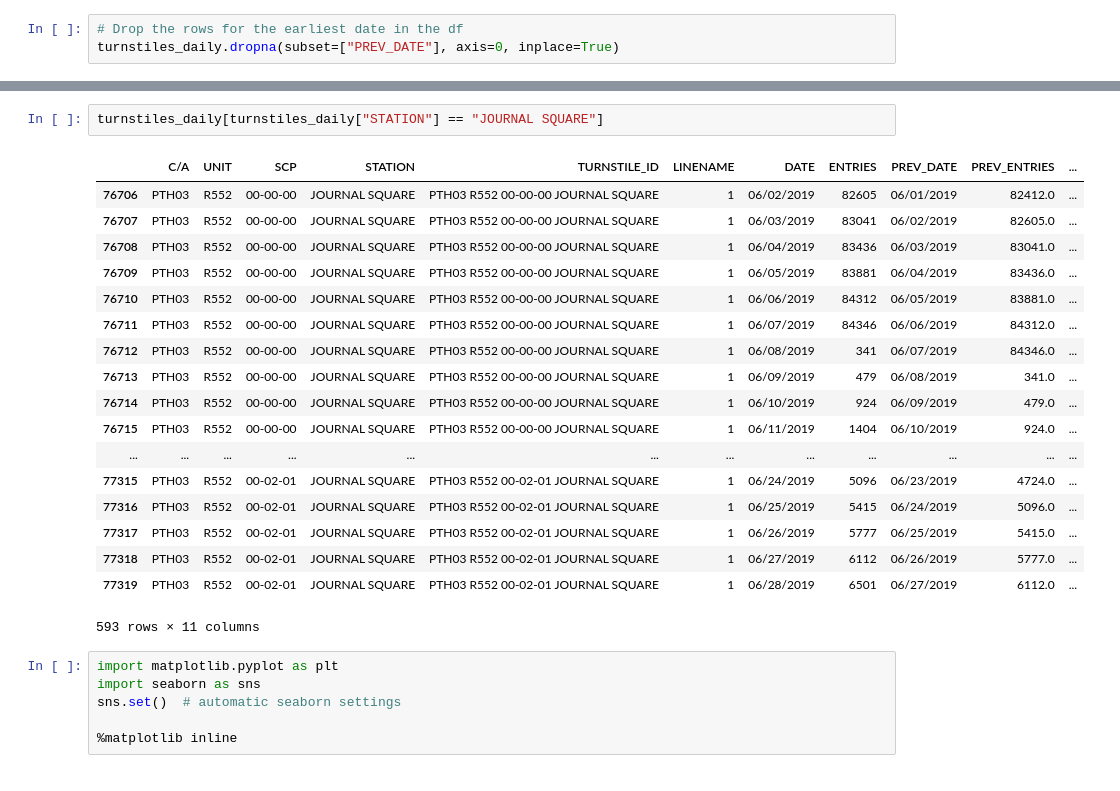
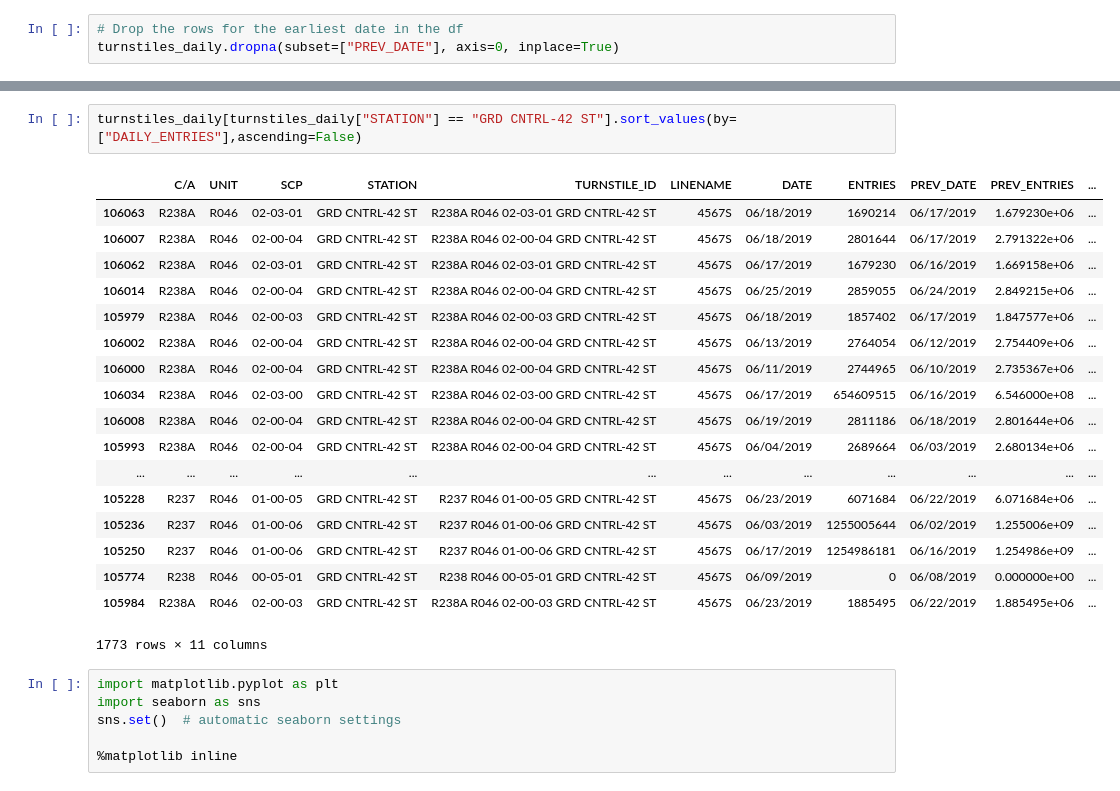
Before and after one commit to liviasalgueiro/Metis_Project-1, a Jupyter notebook: BlackBelt_Benson_Project.ipynb, the cells around one changed output, grey strips where cells are left out. Cells and saved outputs as stored; diff of their text form.

```diff
--- a/BlackBelt_Benson_Project.ipynb
+++ b/BlackBelt_Benson_Project.ipynb
@@ -369,25 +369,25 @@ turnstiles_daily["DAILY_ENTRIES"].sort_values(ascending=False)
 Name: DAILY_ENTRIES, Length: 131224, dtype: float64
-# %%
-turnstiles_daily[turnstiles_daily["STATION"] == "JOURNAL SQUARE"]
-# %% [output]
-|  | C/A | UNIT | SCP | STATION | TURNSTILE_ID | LINENAME | DATE | ENTRIES | PREV_DATE | PREV_ENTRIES | ... |
-| 76706 | PTH03 | R552 | 00-00-00 | JOURNAL SQUARE | PTH03 R552 00-00-00 JOURNAL SQUARE | 1 | 06/02/2019 | 82605 | 06/01/2019 | 82412.0 | ... |
-| 76707 | PTH03 | R552 | 00-00-00 | JOURNAL SQUARE | PTH03 R552 00-00-00 JOURNAL SQUARE | 1 | 06/03/2019 | 83041 | 06/02/2019 | 82605.0 | ... |
-| 76708 | PTH03 | R552 | 00-00-00 | JOURNAL SQUARE | PTH03 R552 00-00-00 JOURNAL SQUARE | 1 | 06/04/2019 | 83436 | 06/03/2019 | 83041.0 | ... |
-| 76709 | PTH03 | R552 | 00-00-00 | JOURNAL SQUARE | PTH03 R552 00-00-00 JOURNAL SQUARE | 1 | 06/05/2019 | 83881 | 06/04/2019 | 83436.0 | ... |
-| 76710 | PTH03 | R552 | 00-00-00 | JOURNAL SQUARE | PTH03 R552 00-00-00 JOURNAL SQUARE | 1 | 06/06/2019 | 84312 | 06/05/2019 | 83881.0 | ... |
-| 76711 | PTH03 | R552 | 00-00-00 | JOURNAL SQUARE | PTH03 R552 00-00-00 JOURNAL SQUARE | 1 | 06/07/2019 | 84346 | 06/06/2019 | 84312.0 | ... |
-| 76712 | PTH03 | R552 | 00-00-00 | JOURNAL SQUARE | PTH03 R552 00-00-00 JOURNAL SQUARE | 1 | 06/08/2019 | 341 | 06/07/2019 | 84346.0 | ... |
-| 76713 | PTH03 | R552 | 00-00-00 | JOURNAL SQUARE | PTH03 R552 00-00-00 JOURNAL SQUARE | 1 | 06/09/2019 | 479 | 06/08/2019 | 341.0 | ... |
-| 76714 | PTH03 | R552 | 00-00-00 | JOURNAL SQUARE | PTH03 R552 00-00-00 JOURNAL SQUARE | 1 | 06/10/2019 | 924 | 06/09/2019 | 479.0 | ... |
-| 76715 | PTH03 | R552 | 00-00-00 | JOURNAL SQUARE | PTH03 R552 00-00-00 JOURNAL SQUARE | 1 | 06/11/2019 | 1404 | 06/10/2019 | 924.0 | ... |
-| ... | ... | ... | ... | ... | ... | ... | ... | ... | ... | ... | ... |
-| 77315 | PTH03 | R552 | 00-02-01 | JOURNAL SQUARE | PTH03 R552 00-02-01 JOURNAL SQUARE | 1 | 06/24/2019 | 5096 | 06/23/2019 | 4724.0 | ... |
-| 77316 | PTH03 | R552 | 00-02-01 | JOURNAL SQUARE | PTH03 R552 00-02-01 JOURNAL SQUARE | 1 | 06/25/2019 | 5415 | 06/24/2019 | 5096.0 | ... |
-| 77317 | PTH03 | R552 | 00-02-01 | JOURNAL SQUARE | PTH03 R552 00-02-01 JOURNAL SQUARE | 1 | 06/26/2019 | 5777 | 06/25/2019 | 5415.0 | ... |
-| 77318 | PTH03 | R552 | 00-02-01 | JOURNAL SQUARE | PTH03 R552 00-02-01 JOURNAL SQUARE | 1 | 06/27/2019 | 6112 | 06/26/2019 | 5777.0 | ... |
-| 77319 | PTH03 | R552 | 00-02-01 | JOURNAL SQUARE | PTH03 R552 00-02-01 JOURNAL SQUARE | 1 | 06/28/2019 | 6501 | 06/27/2019 | 6112.0 | ... |
-593 rows × 11 columns
+# %%
+turnstiles_daily[turnstiles_daily["STATION"] == "GRD CNTRL-42 ST"].sort_values(by=["DAILY_ENTRIES"],ascending=False)
+# %% [output]
+|  | C/A | UNIT | SCP | STATION | TURNSTILE_ID | LINENAME | DATE | ENTRIES | PREV_DATE | PREV_ENTRIES | ... |
+| 106063 | R238A | R046 | 02-03-01 | GRD CNTRL-42 ST | R238A R046 02-03-01 GRD CNTRL-42 ST | 4567S | 06/18/2019 | 1690214 | 06/17/2019 | 1.679230e+06 | ... |
+| 106007 | R238A | R046 | 02-00-04 | GRD CNTRL-42 ST | R238A R046 02-00-04 GRD CNTRL-42 ST | 4567S | 06/18/2019 | 2801644 | 06/17/2019 | 2.791322e+06 | ... |
+| 106062 | R238A | R046 | 02-03-01 | GRD CNTRL-42 ST | R238A R046 02-03-01 GRD CNTRL-42 ST | 4567S | 06/17/2019 | 1679230 | 06/16/2019 | 1.669158e+06 | ... |
+| 106014 | R238A | R046 | 02-00-04 | GRD CNTRL-42 ST | R238A R046 02-00-04 GRD CNTRL-42 ST | 4567S | 06/25/2019 | 2859055 | 06/24/2019 | 2.849215e+06 | ... |
+| 105979 | R238A | R046 | 02-00-03 | GRD CNTRL-42 ST | R238A R046 02-00-03 GRD CNTRL-42 ST | 4567S | 06/18/2019 | 1857402 | 06/17/2019 | 1.847577e+06 | ... |
+| 106002 | R238A | R046 | 02-00-04 | GRD CNTRL-42 ST | R238A R046 02-00-04 GRD CNTRL-42 ST | 4567S | 06/13/2019 | 2764054 | 06/12/2019 | 2.754409e+06 | ... |
+| 106000 | R238A | R046 | 02-00-04 | GRD CNTRL-42 ST | R238A R046 02-00-04 GRD CNTRL-42 ST | 4567S | 06/11/2019 | 2744965 | 06/10/2019 | 2.735367e+06 | ... |
+| 106034 | R238A | R046 | 02-03-00 | GRD CNTRL-42 ST | R238A R046 02-03-00 GRD CNTRL-42 ST | 4567S | 06/17/2019 | 654609515 | 06/16/2019 | 6.546000e+08 | ... |
+| 106008 | R238A | R046 | 02-00-04 | GRD CNTRL-42 ST | R238A R046 02-00-04 GRD CNTRL-42 ST | 4567S | 06/19/2019 | 2811186 | 06/18/2019 | 2.801644e+06 | ... |
+| 105993 | R238A | R046 | 02-00-04 | GRD CNTRL-42 ST | R238A R046 02-00-04 GRD CNTRL-42 ST | 4567S | 06/04/2019 | 2689664 | 06/03/2019 | 2.680134e+06 | ... |
+| ... | ... | ... | ... | ... | ... | ... | ... | ... | ... | ... | ... |
+| 105228 | R237 | R046 | 01-00-05 | GRD CNTRL-42 ST | R237 R046 01-00-05 GRD CNTRL-42 ST | 4567S | 06/23/2019 | 6071684 | 06/22/2019 | 6.071684e+06 | ... |
+| 105236 | R237 | R046 | 01-00-06 | GRD CNTRL-42 ST | R237 R046 01-00-06 GRD CNTRL-42 ST | 4567S | 06/03/2019 | 1255005644 | 06/02/2019 | 1.255006e+09 | ... |
+| 105250 | R237 | R046 | 01-00-06 | GRD CNTRL-42 ST | R237 R046 01-00-06 GRD CNTRL-42 ST | 4567S | 06/17/2019 | 1254986181 | 06/16/2019 | 1.254986e+09 | ... |
+| 105774 | R238 | R046 | 00-05-01 | GRD CNTRL-42 ST | R238 R046 00-05-01 GRD CNTRL-42 ST | 4567S | 06/09/2019 | 0 | 06/08/2019 | 0.000000e+00 | ... |
+| 105984 | R238A | R046 | 02-00-03 | GRD CNTRL-42 ST | R238A R046 02-00-03 GRD CNTRL-42 ST | 4567S | 06/23/2019 | 1885495 | 06/22/2019 | 1.885495e+06 | ... |
+1773 rows × 11 columns
 # %%
 import matplotlib.pyplot as plt
 import seaborn as sns
```
Also changed, not shown: parts of 8 cells of this notebook.
